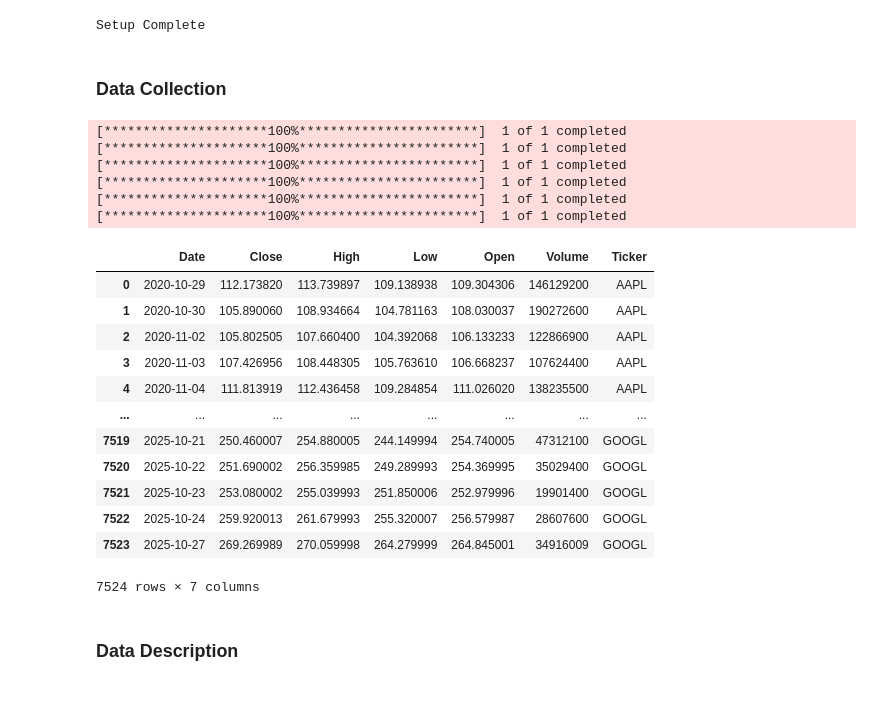
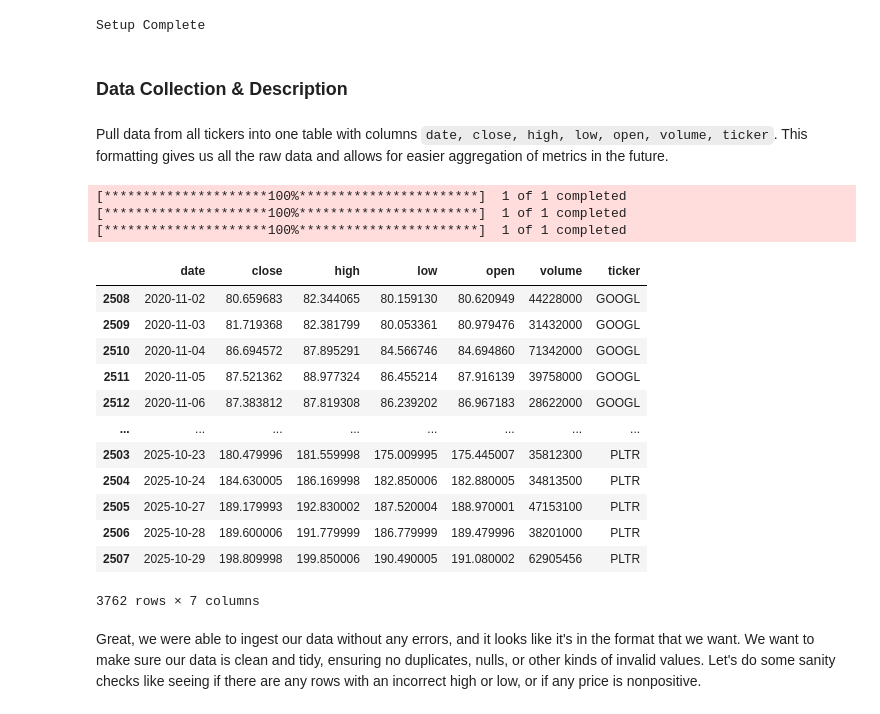
Before and after one commit to jasonho318/finance-analytics-project, a Jupyter notebook: eda.ipynb, the cells around one changed output. Saved outputs shown, nothing was run; the diff lists cells and outputs as text; code cells hidden in the pictures.

Commit message:
Data Description and Basic Returns in EDA

```diff
--- a/eda.ipynb
+++ b/eda.ipynb
@@ -23,47 +28,45 @@ print('Setup Complete')
 # %% [output]
 Setup Complete
 # %% [markdown]
-### Data Collection
+### Data Collection & Description
+# %% [markdown]
+Pull data from all tickers into one table with columns `date, close, high, low, open, volume, ticker`. This formatting gives us all the raw data and allows for easier aggregation of metrics in the future.
 # %%
-tickers = ['AAPL', 'MSFT', 'NVDA', 'AMZN', 'PLTR', 'GOOGL']
+tickers = ['NVDA', 'PLTR', 'GOOGL'] # Nvidia, Palantir, Google
 end_date = datetime.now()
 start_date = end_date - timedelta(days=5*365)
 
 all_data = []
 for ticker in tickers:
-    df = yf.download(ticker, start=start_date, end=end_date, auto_adjust=True)
+    table = yf.download(ticker, start=start_date, end=end_date, auto_adjust=True)
 
-    df = df.reset_index()
+    table = table.reset_index()
 
-    df.columns = ['Date', 'Close', 'High', 'Low', 'Open', 'Volume']
-    df['Ticker'] = ticker
+    table.columns = ['date', 'close', 'high', 'low', 'open', 'volume']
+    table['ticker'] = ticker
 
-    all_data.append(df)
+    all_data.append(table)
 
-# Union all DataFrames
-combined_df = pd.concat(all_data, ignore_index=True)
-
-combined_df
+df = pd.concat(all_data, ignore_index=True)
+df = df.sort_values(['ticker', 'date'])
+df
 # %% [output]
 [*********************100%***********************]  1 of 1 completed
 [*********************100%***********************]  1 of 1 completed
 [*********************100%***********************]  1 of 1 completed
-[*********************100%***********************]  1 of 1 completed
-[*********************100%***********************]  1 of 1 completed
-[*********************100%***********************]  1 of 1 completed
-|  | Date | Close | High | Low | Open | Volume | Ticker |
-| 0 | 2020-10-29 | 112.173820 | 113.739897 | 109.138938 | 109.304306 | 146129200 | AAPL |
-| 1 | 2020-10-30 | 105.890060 | 108.934664 | 104.781163 | 108.030037 | 190272600 | AAPL |
-| 2 | 2020-11-02 | 105.802505 | 107.660400 | 104.392068 | 106.133233 | 122866900 | AAPL |
-| 3 | 2020-11-03 | 107.426956 | 108.448305 | 105.763610 | 106.668237 | 107624400 | AAPL |
-| 4 | 2020-11-04 | 111.813919 | 112.436458 | 109.284854 | 111.026020 | 138235500 | AAPL |
+|  | date | close | high | low | open | volume | ticker |
+| 2508 | 2020-11-02 | 80.659683 | 82.344065 | 80.159130 | 80.620949 | 44228000 | GOOGL |
+| 2509 | 2020-11-03 | 81.719368 | 82.381799 | 80.053361 | 80.979476 | 31432000 | GOOGL |
+| 2510 | 2020-11-04 | 86.694572 | 87.895291 | 84.566746 | 84.694860 | 71342000 | GOOGL |
+| 2511 | 2020-11-05 | 87.521362 | 88.977324 | 86.455214 | 87.916139 | 39758000 | GOOGL |
+| 2512 | 2020-11-06 | 87.383812 | 87.819308 | 86.239202 | 86.967183 | 28622000 | GOOGL |
 | ... | ... | ... | ... | ... | ... | ... | ... |
-| 7519 | 2025-10-21 | 250.460007 | 254.880005 | 244.149994 | 254.740005 | 47312100 | GOOGL |
-| 7520 | 2025-10-22 | 251.690002 | 256.359985 | 249.289993 | 254.369995 | 35029400 | GOOGL |
-| 7521 | 2025-10-23 | 253.080002 | 255.039993 | 251.850006 | 252.979996 | 19901400 | GOOGL |
-| 7522 | 2025-10-24 | 259.920013 | 261.679993 | 255.320007 | 256.579987 | 28607600 | GOOGL |
-| 7523 | 2025-10-27 | 269.269989 | 270.059998 | 264.279999 | 264.845001 | 34916009 | GOOGL |
+| 2503 | 2025-10-23 | 180.479996 | 181.559998 | 175.009995 | 175.445007 | 35812300 | PLTR |
+| 2504 | 2025-10-24 | 184.630005 | 186.169998 | 182.850006 | 182.880005 | 34813500 | PLTR |
+| 2505 | 2025-10-27 | 189.179993 | 192.830002 | 187.520004 | 188.970001 | 47153100 | PLTR |
+| 2506 | 2025-10-28 | 189.600006 | 191.779999 | 186.779999 | 189.479996 | 38201000 | PLTR |
+| 2507 | 2025-10-29 | 198.809998 | 199.850006 | 190.490005 | 191.080002 | 62905456 | PLTR |
-7524 rows × 7 columns
+3762 rows × 7 columns
 # %% [markdown]
-### Data Description
+Great, we were able to ingest our data without any errors, and it looks like it's in the format that we want. We want to make sure our data is clean and tidy, ensuring no duplicates, nulls, or other kinds of invalid values. Let's do some sanity checks like seeing if there are any rows with an incorrect high or low, or if any price is nonpositive.
 # %%
```
Also changed, not shown: parts of 16 cells of this notebook.
